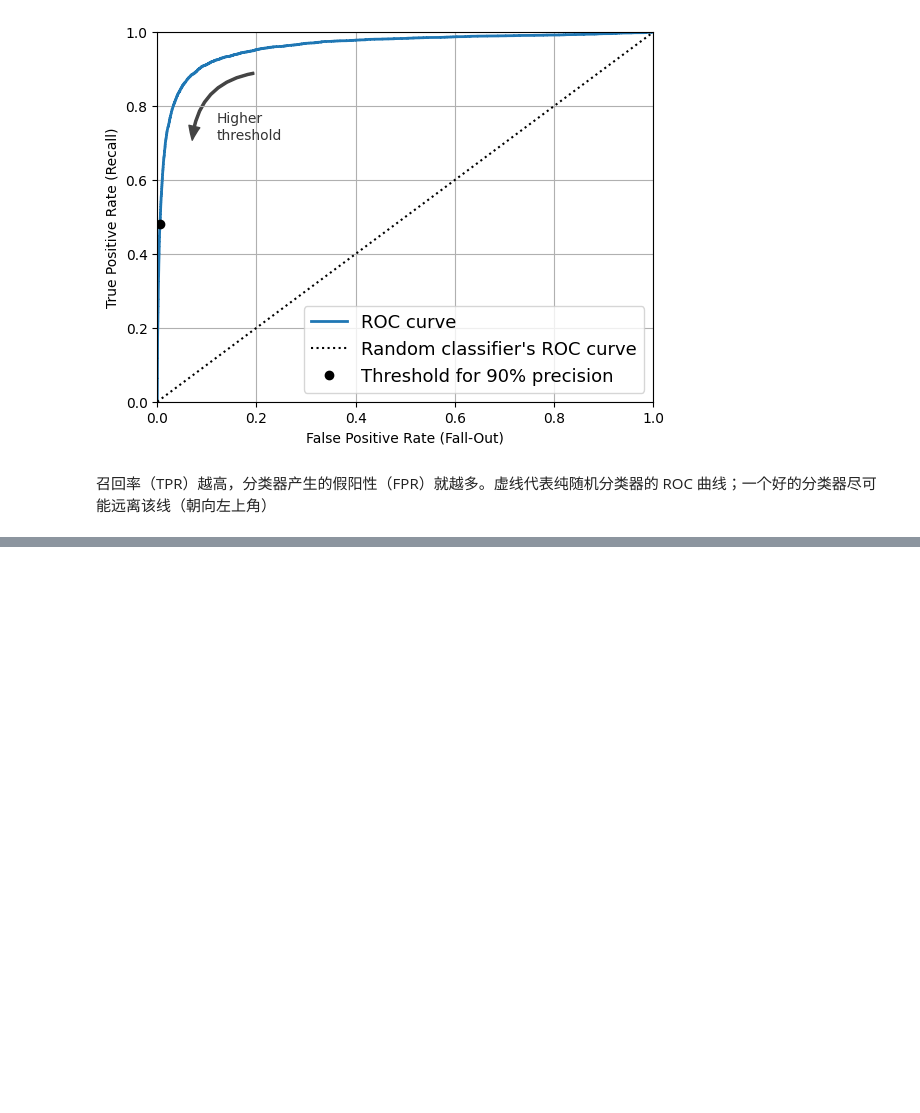
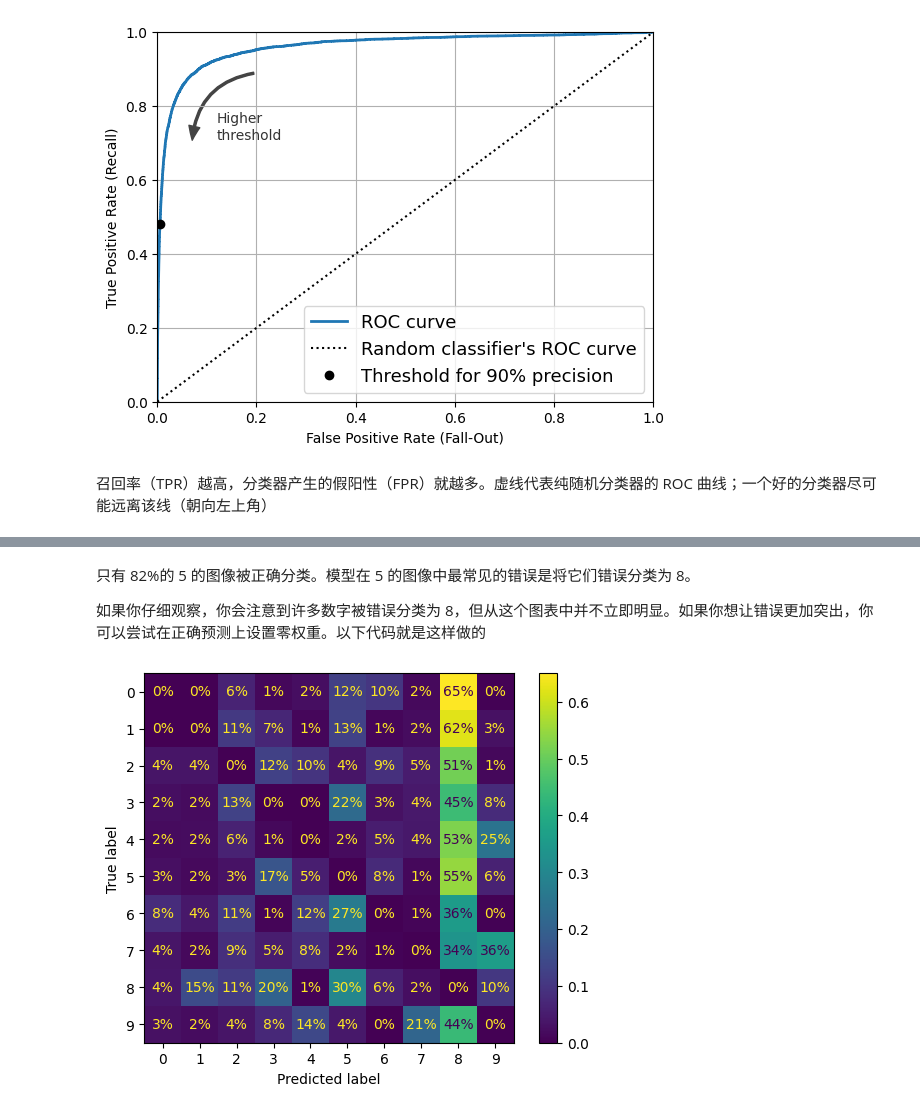
Before and after one commit to carlos19960601/mlnotes, a Jupyter notebook: hands-on-editionv3/03 Classification.ipynb, the cells around one changed output, grey strips where cells are left out. Drawn from its saved outputs; the diff is of its cells as text; code cells hidden in the pictures; blank space fills up the shorter version.

```diff
--- a/hands-on-editionv3/03 Classification.ipynb
+++ b/hands-on-editionv3/03 Classification.ipynb
@@ -308,0 +499,12 @@ plt.show()
+# %% [markdown]
+只有 82%的 5 的图像被正确分类。模型在 5 的图像中最常见的错误是将它们错误分类为 8。
+
+如果你仔细观察，你会注意到许多数字被错误分类为 8，但从这个图表中并不立即明显。如果你想让错误更加突出，你可以尝试在正确预测上设置零权重。以下代码就是这样做的
+# %%
+sample_weight = (y_train_pred != y_train)
+ConfusionMatrixDisplay.from_predictions(y_train, y_train_pred,
+                                        sample_weight=sample_weight,
+                                        normalize="true", values_format=".0%")
+plt.show()
+# %% [output]
+[figure, added]
```
Also changed, not shown: parts of 72 cells of this notebook, 1 other file.
